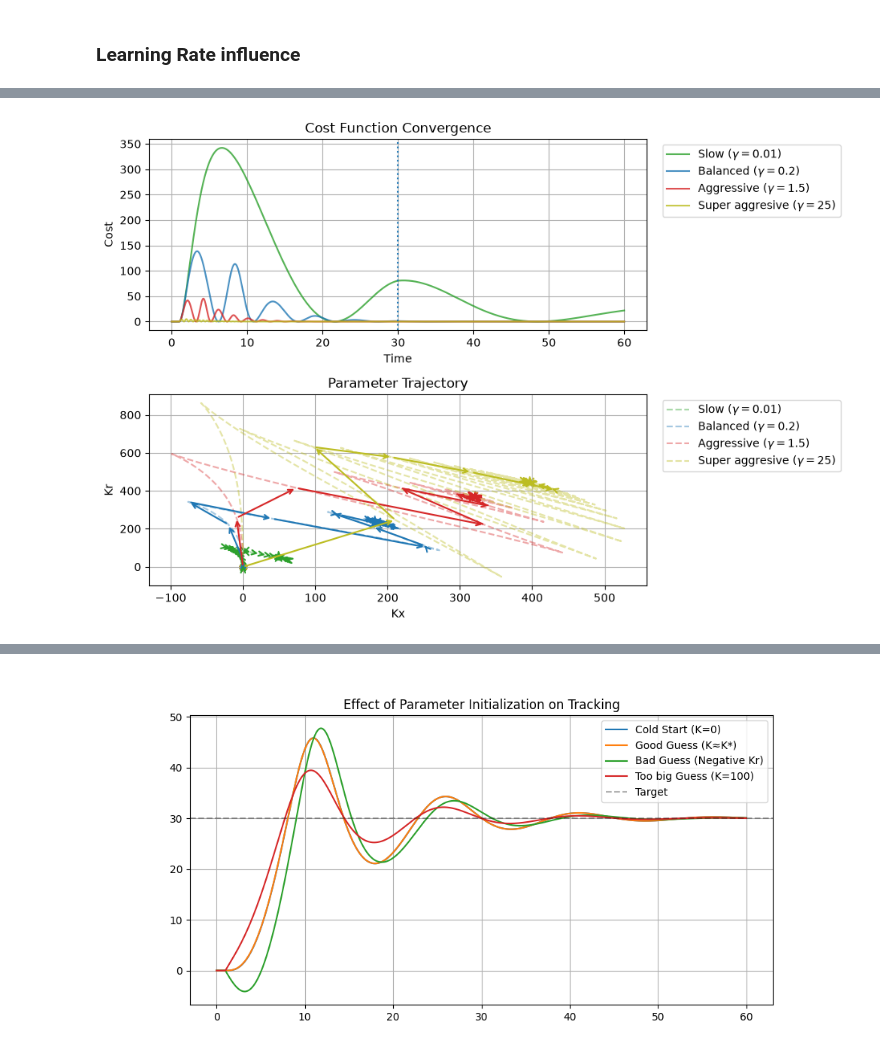
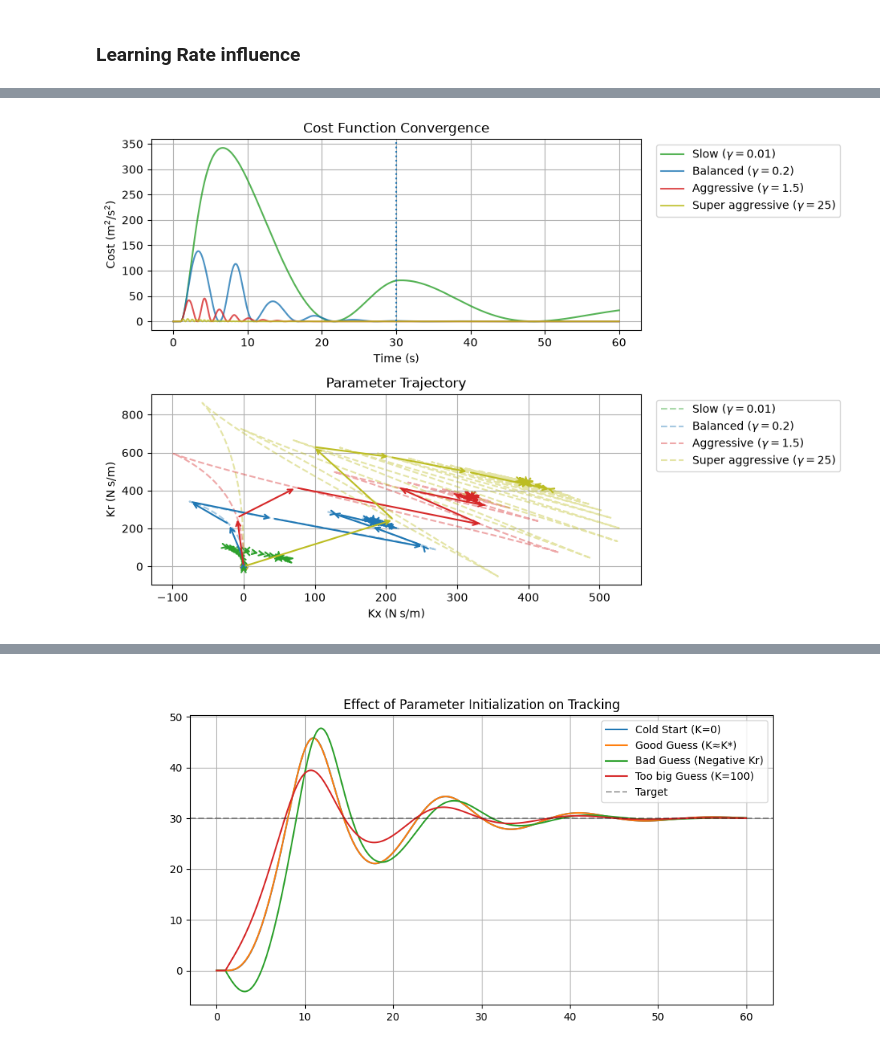
Before and after one commit to Mrjarkos/MRAC_Tutorial, a Jupyter notebook: 01_Introduction_to_MRAC.ipynb, the cells around one changed output, grey strips where cells are left out. Saved outputs shown, nothing was run; the diff lists cells and outputs as text; code cells hidden in the pictures.

```diff
--- a/01_Introduction_to_MRAC.ipynb
+++ b/01_Introduction_to_MRAC.ipynb
@@ -492,7 +492,7 @@ def simulate_mrac(gamma):
 
 # Test different Gammas
 gammas = [0.01, 0.2, 1.5, 25]
-labels = ['Slow ($\\gamma=0.01$)', 'Balanced ($\\gamma=0.2$)', 'Aggressive ($\\gamma=1.5$)', 'Super aggresive ($\\gamma=25$)']
+labels = ['Slow ($\\gamma=0.01$)', 'Balanced ($\\gamma=0.2$)', 'Aggressive ($\\gamma=1.5$)', 'Super aggressive ($\\gamma=25$)']
 colors = ['tab:green', 'tab:blue', 'tab:red', 'tab:olive']
 
 history = {}
@@ -531,36 +539,36 @@ for g, label_text, c in zip(gammas, labels, colors):
 
     # Parameter space
     kx = np.array(hist['Kx'])
     kr = np.array(hist['Kr'])
 
     ax2.plot(kx, kr, color=c, alpha=0.4, linestyle='--', label=label_text)
 
     skip = 200
     for i in range(0, len(kx) - skip, skip):
         ax2.annotate('', xy=(kx[i+skip], kr[i+skip]), xytext=(kx[i], kr[i]),
                      arrowprops=dict(arrowstyle='->', color=c, lw=1.5))
 
     ax2.scatter(kx[0], kr[0], color=c, marker='o', s=40)
     idx_30s = int(30/0.01)
     ax2.scatter(kx[idx_30s], kr[idx_30s], color=c, marker='x', s=60)
     ax2.scatter(kx[-1], kr[-1], color=c, marker='*', s=100)
 
 # Formatting
 ax1.set_title('Cost Function Convergence')
-ax1.set_ylabel('Cost')
-ax1.set_xlabel('Time')
+ax1.set_ylabel('Cost (m$^2$/s$^2$)')
+ax1.set_xlabel('Time (s)')
 ax1.axvline(x=30, linestyle=':')
 ax1.legend(loc='upper left', bbox_to_anchor=(1.02, 1.0))  # outside the data area
 ax1.grid(True)
 
 ax2.set_title('Parameter Trajectory')
-ax2.set_xlabel('Kx')
-ax2.set_ylabel('Kr')
+ax2.set_xlabel('Kx (N s/m)')
+ax2.set_ylabel('Kr (N s/m)')
 ax2.legend(loc='upper left', bbox_to_anchor=(1.02, 1.0))
 ax2.grid(True)
 
 plt.tight_layout()
 plt.show()
 # %% [output]
-[figure, old version]
+[figure, new version]
 # %% [markdown]
```
Also changed, not shown: parts of 3 cells of this notebook, 3 other files.
